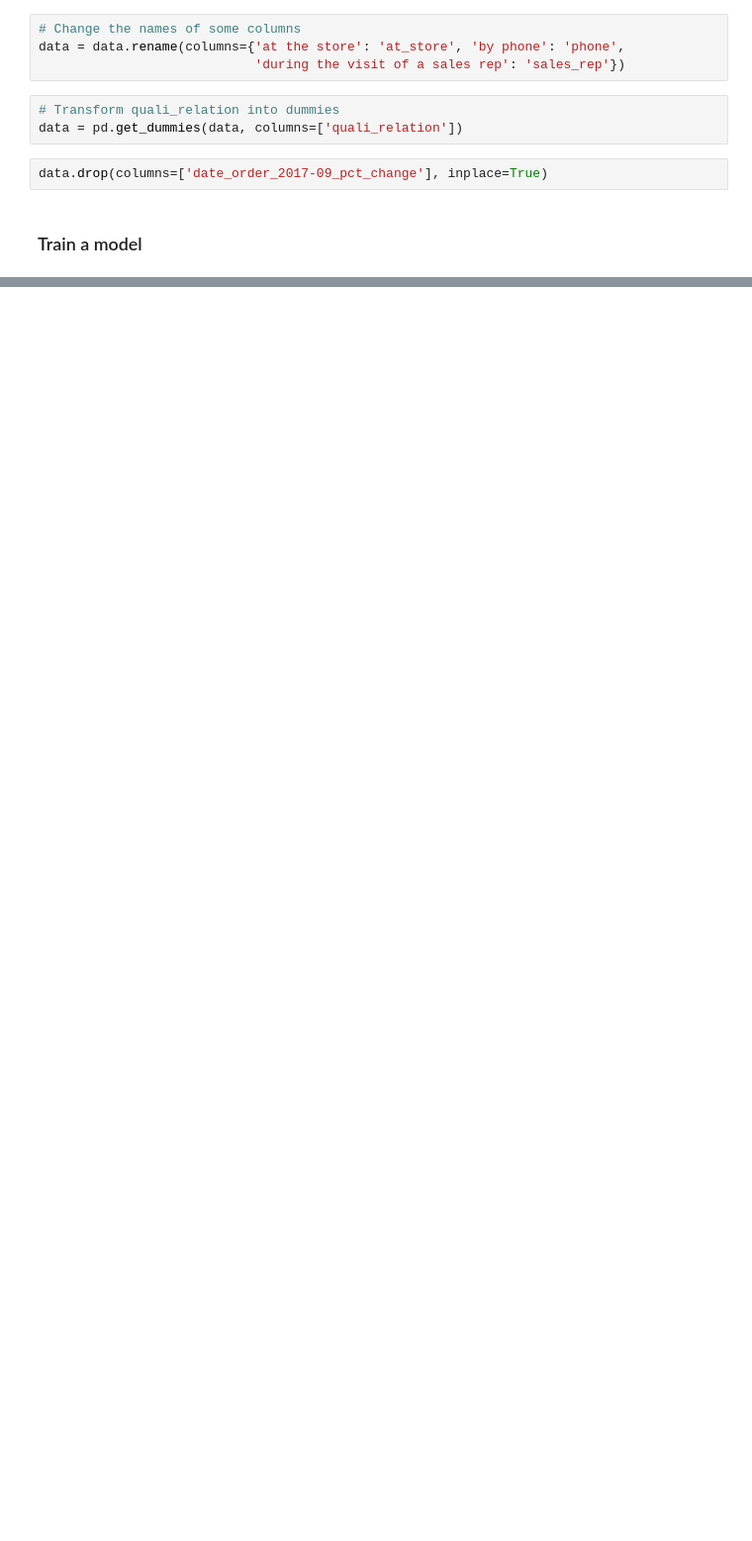
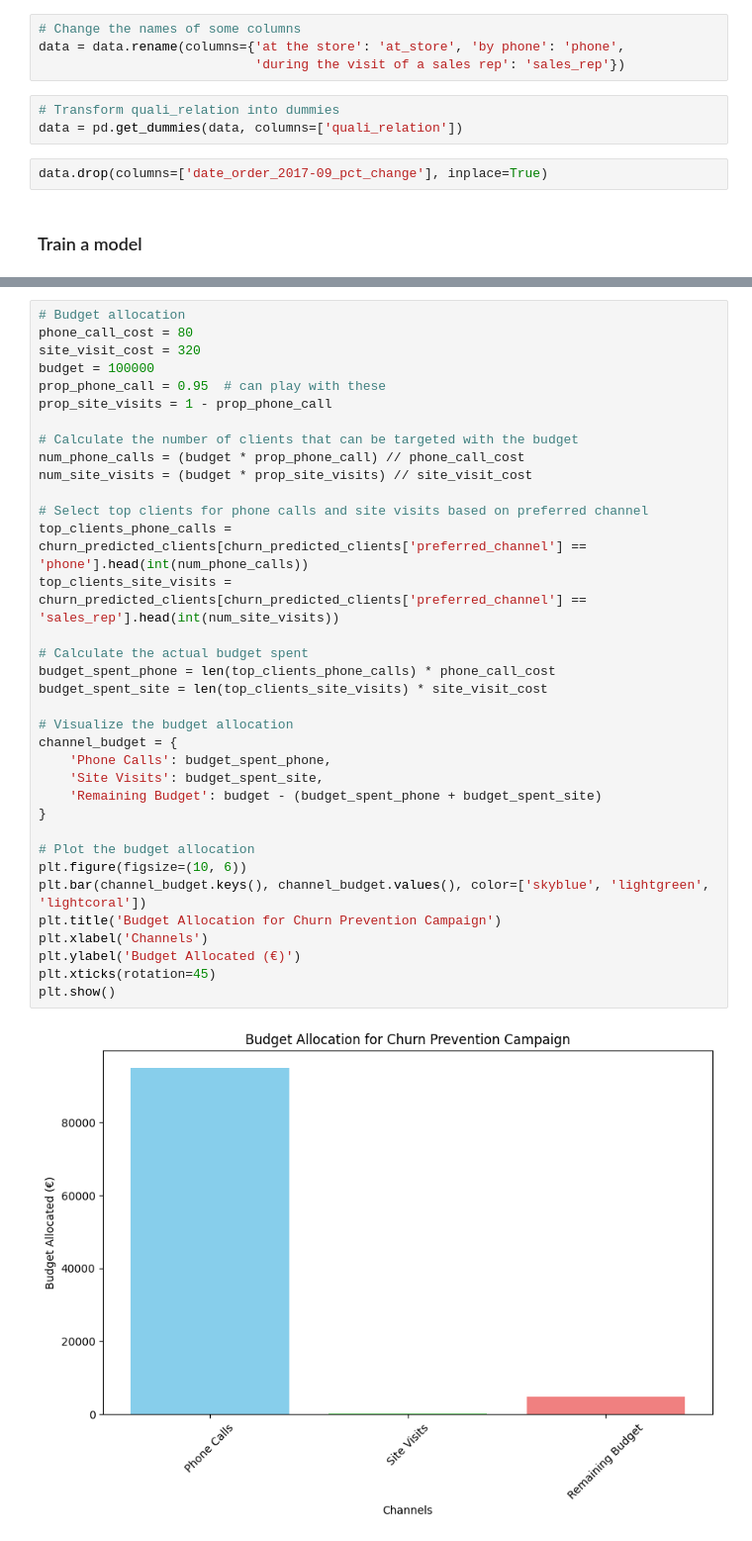
Before and after one commit to cathal-brady/Churn_Model_BCG, a Jupyter notebook: Cathal.ipynb, the cells around one changed output, grey strips where cells are left out. Shown: that part at 99% size. Cells and saved outputs as stored; diff of their text form; blank space fills up the shorter version.

```diff
--- a/Cathal.ipynb
+++ b/Cathal.ipynb
@@ -602,0 +439,37 @@ AUC-ROC: 0.8627802052920982
+# %%
+# Budget allocation
+phone_call_cost = 80
+site_visit_cost = 320
+budget = 100000
+prop_phone_call = 0.95  # can play with these
+prop_site_visits = 1 - prop_phone_call
+
+# Calculate the number of clients that can be targeted with the budget
+num_phone_calls = (budget * prop_phone_call) // phone_call_cost
+num_site_visits = (budget * prop_site_visits) // site_visit_cost
+
+# Select top clients for phone calls and site visits based on preferred channel
+top_clients_phone_calls = churn_predicted_clients[churn_predicted_clients['preferred_channel'] == 'phone'].head(int(num_phone_calls))
+top_clients_site_visits = churn_predicted_clients[churn_predicted_clients['preferred_channel'] == 'sales_rep'].head(int(num_site_visits))
+
+# Calculate the actual budget spent
+budget_spent_phone = len(top_clients_phone_calls) * phone_call_cost
+budget_spent_site = len(top_clients_site_visits) * site_visit_cost
+
+# Visualize the budget allocation
+channel_budget = {
+    'Phone Calls': budget_spent_phone,
+    'Site Visits': budget_spent_site,
+    'Remaining Budget': budget - (budget_spent_phone + budget_spent_site)
+}
+
+# Plot the budget allocation
+plt.figure(figsize=(10, 6))
+plt.bar(channel_budget.keys(), channel_budget.values(), color=['skyblue', 'lightgreen', 'lightcoral'])
+plt.title('Budget Allocation for Churn Prevention Campaign')
+plt.xlabel('Channels')
+plt.ylabel('Budget Allocated (€)')
+plt.xticks(rotation=45)
+plt.show()
+# %% [output]
+[figure, added]
```
Also changed, not shown: parts of 68 cells of this notebook.
